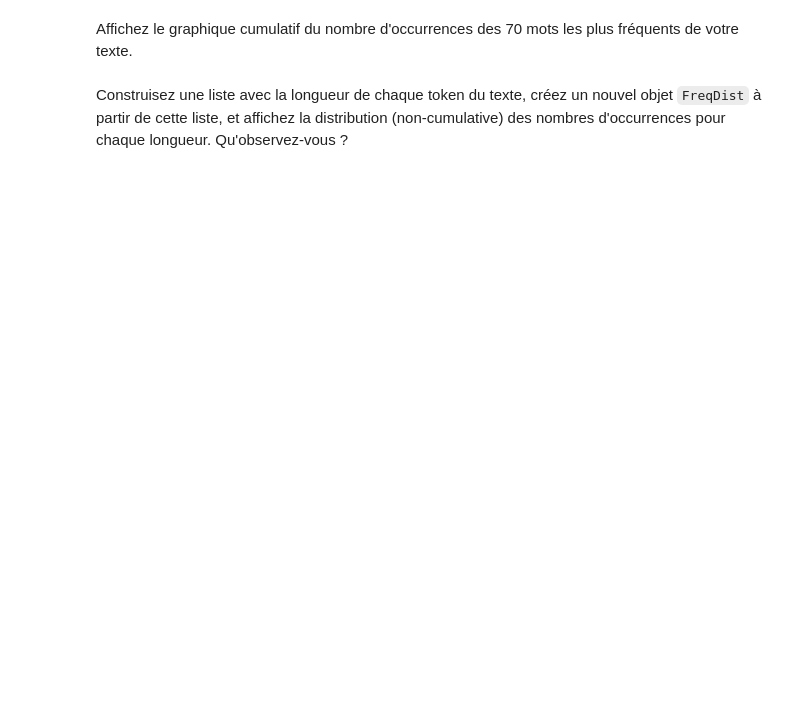
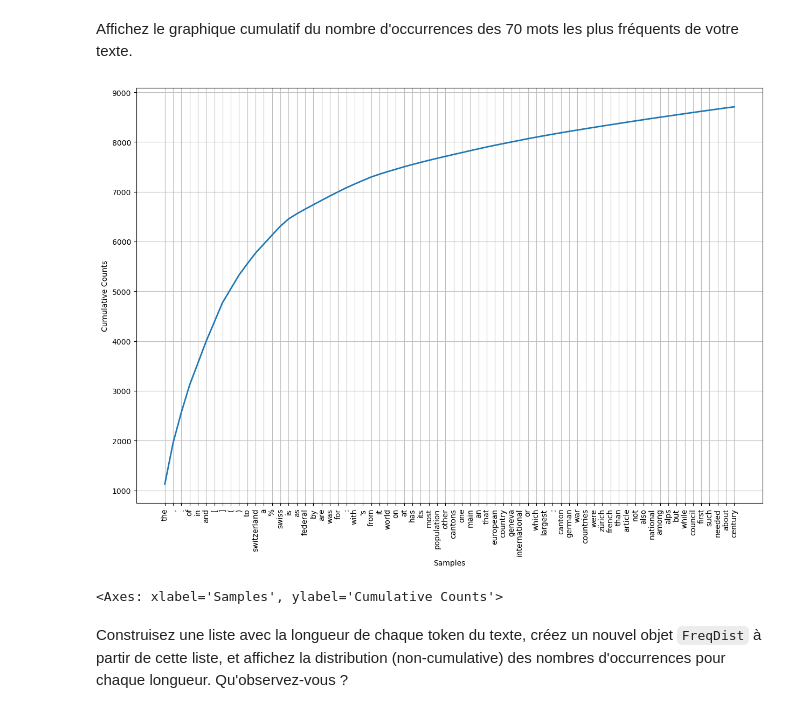
Before and after one commit to bchollet/TAL-LABOS, a Jupyter notebook: LABO1/TAL_Labo1c_student.ipynb, the cells around one changed output. Cells and saved outputs as stored; diff of their text form; code cells hidden in the pictures; blank space fills up the shorter version.

```diff
--- a/LABO1/TAL_Labo1c_student.ipynb
+++ b/LABO1/TAL_Labo1c_student.ipynb
@@ -15,4 +15,5 @@ S'inspirer du [chapitre 3 du livre NLTK](http://www.nltk.org/book/ch03.html) pou
 # %%
 url2 = "https://en.wikipedia.org/wiki/Switzerland"
 with request.urlopen(url2) as response:
-    html2 = response.read()
+    html2 = response.read().decode('utf-8')
+len(html2)
@@ -31,0 +30,11 @@ raw2
+# %%
+# Please write your Python code below and execute it.
+begin = "Switzerland, officially the Swiss Confederation, is a landlocked country located in west-central"
+end = "Merlot is the main variety produced in Ticino."
+
+begin_index = raw2.find(begin)
+end_index = raw2.rfind(end)
+
+main_text = raw2[begin_index:end_index+len(end)]
+print(len(main_text))
+print(main_text)
@@ -43,3 +79,5 @@ fd = open(filename, 'a', encoding='utf8')
 Effectuer maintenant la tokenisation de cette page **sans** faire de segmentation en phrases.  Stockez le résultat dans une variable (p.ex. `words2`) sans écrire de fichier.  Combien de tokens possède ce texte ?
 # %%
 # Please write your Python code below and execute it.
+words2 = nltk.word_tokenize(main_text)
+len(words2)
@@ -60,0 +133,4 @@ Construisez un objet `FreqDist` avec les mots de cette page, en convertissant en
+# %%
+lower = [w.lower() if w.isalpha() else w for w in words2]
+freq_dist = nltk.FreqDist(lower)
+freq_dist.most_common(30)
@@ -65,3 +157,11 @@ Affichez le graphique cumulatif du nombre d'occurrences des 70 mots les plus fr
+# %%
+import matplotlib.pyplot as plt
+%matplotlib inline
+plt.figure(figsize=(15, 10))
+freq_dist.plot(70, cumulative=True)
+# %% [output]
+[figure, added]
+<Axes: xlabel='Samples', ylabel='Cumulative Counts'>
 # %% [markdown]
 Construisez une liste avec la longueur de chaque token du texte, créez un nouvel objet `FreqDist` à partir de cette liste, et affichez la distribution (non-cumulative) des nombres d'occurrences pour chaque longueur.  Qu'observez-vous ?
 # %%
```
Also changed, not shown: parts of 15 cells of this notebook, 2 other files.
